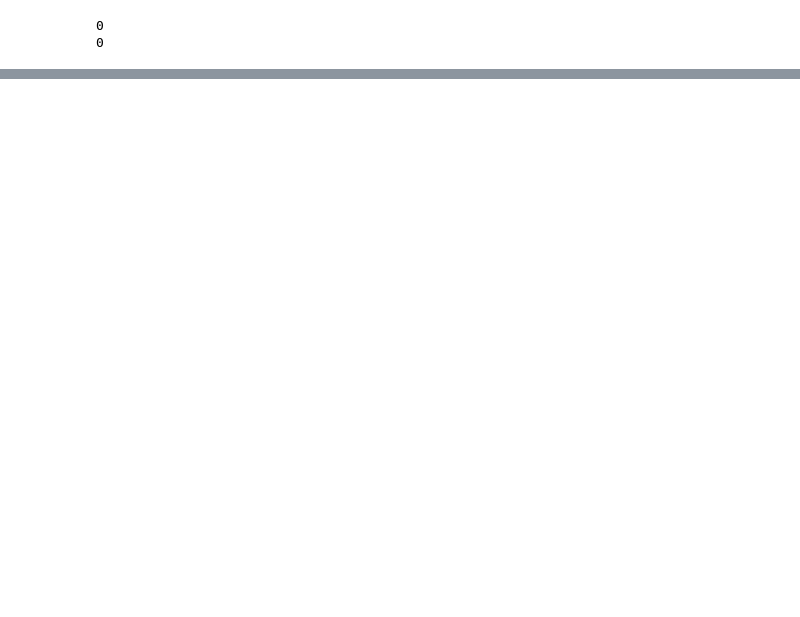
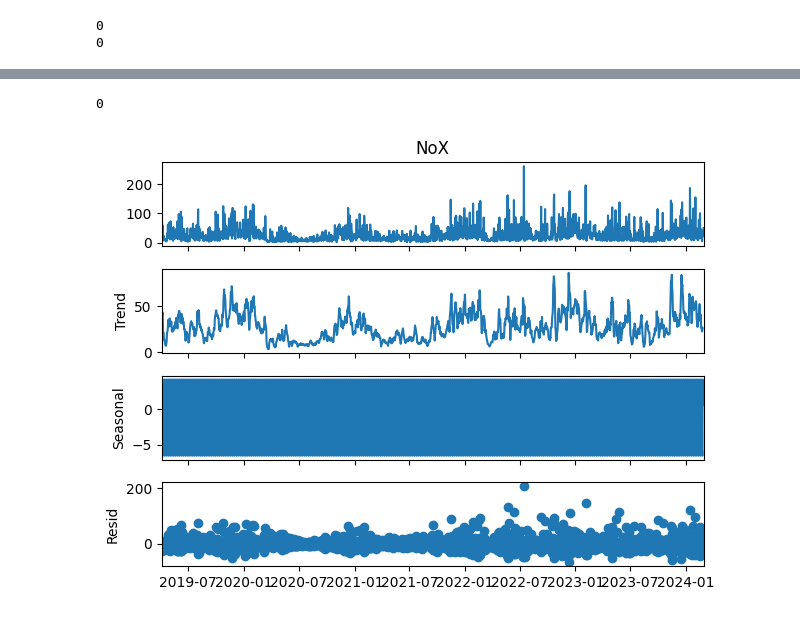
Before and after one commit to Zeegeuze/revive-it, a Jupyter notebook: notebooks/test_wouter.ipynb, the cells around one changed output, grey strips where cells are left out. Cells and saved outputs as stored; diff of their text form; code cells hidden in the pictures; blank space fills up the shorter version.

```diff
--- a/notebooks/test_wouter.ipynb
+++ b/notebooks/test_wouter.ipynb
@@ -414,12 +316,0 @@ ax3.plot(second_order_diff); ax3.set_title('2nd Order Differencing');
-# %%
-# Let's remove seasons
-mini_df['deseasonalized'] = mini_df.values/result_mul.seasonal
-
-plt.figure(figsize=(15,4)); plt.subplot(1,2,1); plt.plot(mini_df.deseasonalized);
-plt.title('Drug Sales Deseasonalized', fontsize=16);
-
-# Also remove exponential trend
-mini_df['linearized'] = np.log(mini_df['deseasonalized'])
-
-plt.subplot(1,2,2); plt.plot(mini_df['linearized'])
-plt.title('Drug Sales Linearized', fontsize=16);
@@ -427,0 +390,6 @@ NameError: name 'result_mul' is not defined
+# %%
+# Add or ignore missing values
+# If adding: dates need to be added on correct place in order to fill will rolling
+
+f = lambda x: x.reindex(pd.date_range(pd.to_datetime('2019-04-04'), pd.to_datetime('2024-02-29')))
+full_df = mini_df.apply(f)
@@ -427,0 +418,17 @@ NameError: name 'result_mul' is not defined
+# %%
+# As the longest period of NaN is 5 consecutive days, we'll add a rolling of 7
+full_df["NoX"] = full_df["NoX"].fillna(full_df["NoX"].rolling(7, min_periods=1).mean())
+
+# Check if there are still NaN values
+len(full_df[full_df["NoX"].isna()])
+# %% [output]
+0
+# %%
+from statsmodels.tsa.seasonal import seasonal_decompose
+
+# Additive Decomposition (y = Trend + Seasonal + Residuals)
+result_add = seasonal_decompose(full_df["NoX"], model='additive')
+
+result_add.plot();
+# %% [output]
+[figure, added]
```
Also changed, not shown: parts of 56 cells of this notebook, 1 other file.
